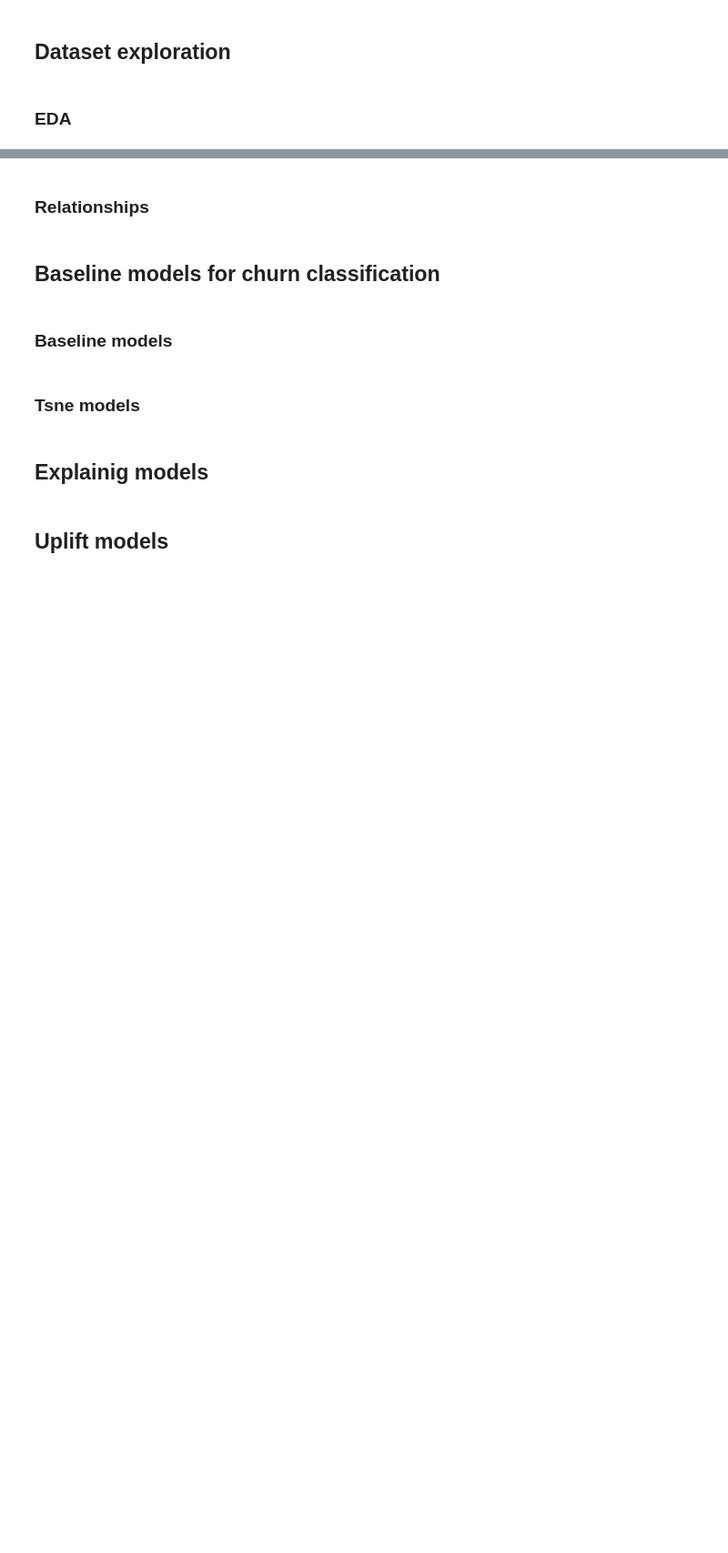
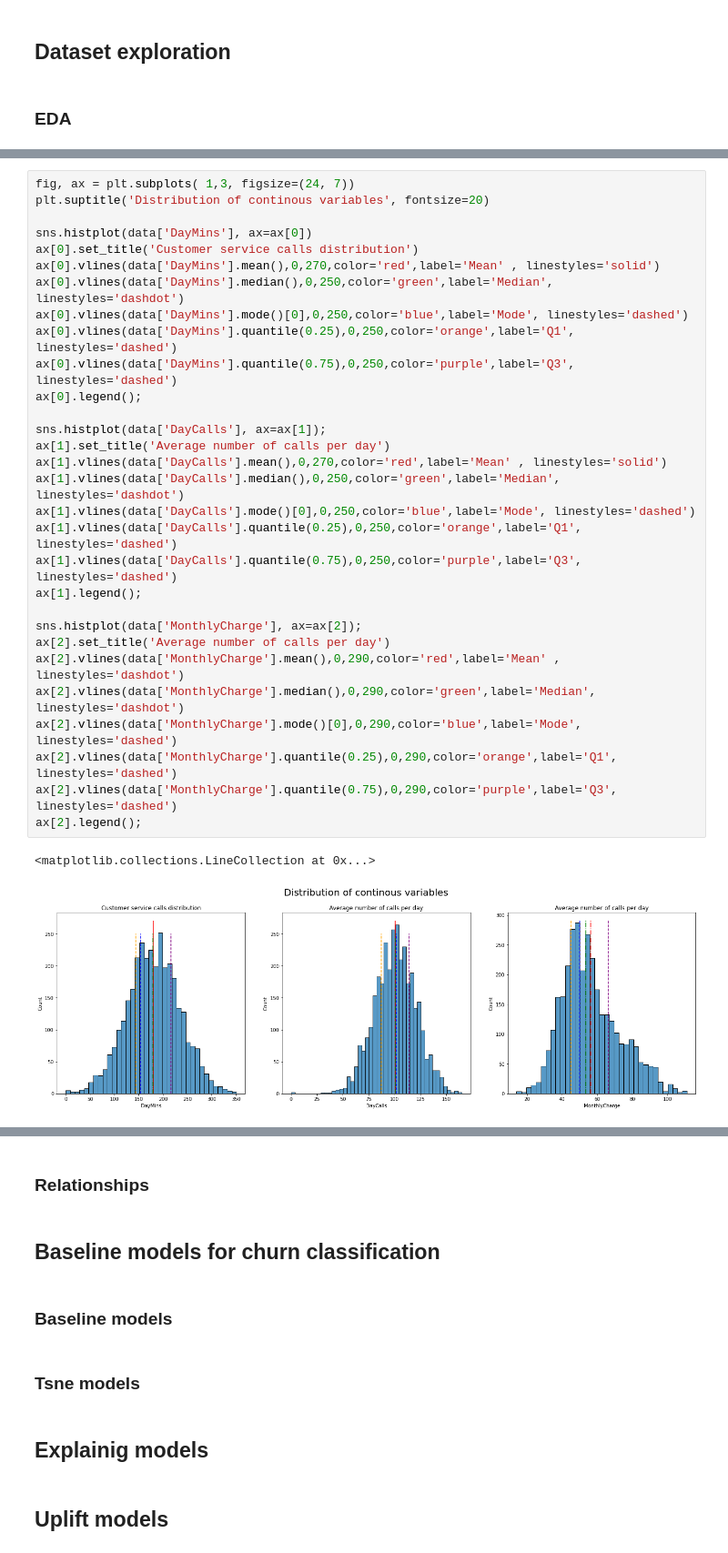
Before and after one commit to CarJung/Churn_exploration, a Jupyter notebook: Report.ipynb, the cells around one changed output, grey strips where cells are left out. Shown at 91% size. Saved outputs shown, nothing was run; the diff lists cells and outputs as text; blank space fills up the shorter version.

```diff
--- a/Report.ipynb
+++ b/Report.ipynb
@@ -24,0 +97,33 @@ data = pd.read_csv('data/telecom_churn.csv')
+# %%
+fig, ax = plt.subplots( 1,3, figsize=(24, 7))
+plt.suptitle('Distribution of continous variables', fontsize=20)
+
+sns.histplot(data['DayMins'], ax=ax[0])
+ax[0].set_title('Customer service calls distribution')
+ax[0].vlines(data['DayMins'].mean(),0,270,color='red',label='Mean' , linestyles='solid')
+ax[0].vlines(data['DayMins'].median(),0,250,color='green',label='Median', linestyles='dashdot')
+ax[0].vlines(data['DayMins'].mode()[0],0,250,color='blue',label='Mode', linestyles='dashed')
+ax[0].vlines(data['DayMins'].quantile(0.25),0,250,color='orange',label='Q1', linestyles='dashed')
+ax[0].vlines(data['DayMins'].quantile(0.75),0,250,color='purple',label='Q3', linestyles='dashed')
+ax[0].legend();
+
+sns.histplot(data['DayCalls'], ax=ax[1]);
+ax[1].set_title('Average number of calls per day')
+ax[1].vlines(data['DayCalls'].mean(),0,270,color='red',label='Mean' , linestyles='solid')
+ax[1].vlines(data['DayCalls'].median(),0,250,color='green',label='Median', linestyles='dashdot')
+ax[1].vlines(data['DayCalls'].mode()[0],0,250,color='blue',label='Mode', linestyles='dashed')
+ax[1].vlines(data['DayCalls'].quantile(0.25),0,250,color='orange',label='Q1', linestyles='dashed')
+ax[1].vlines(data['DayCalls'].quantile(0.75),0,250,color='purple',label='Q3', linestyles='dashed')
+ax[1].legend();
+
+sns.histplot(data['MonthlyCharge'], ax=ax[2]);
+ax[2].set_title('Average number of calls per day')
+ax[2].vlines(data['MonthlyCharge'].mean(),0,290,color='red',label='Mean' , linestyles='dashdot')
+ax[2].vlines(data['MonthlyCharge'].median(),0,290,color='green',label='Median', linestyles='dashdot')
+ax[2].vlines(data['MonthlyCharge'].mode()[0],0,290,color='blue',label='Mode', linestyles='dashed')
+ax[2].vlines(data['MonthlyCharge'].quantile(0.25),0,290,color='orange',label='Q1', linestyles='dashed')
+ax[2].vlines(data['MonthlyCharge'].quantile(0.75),0,290,color='purple',label='Q3', linestyles='dashed')
+ax[2].legend();
+# %% [output]
+<matplotlib.collections.LineCollection at 0x...>
+[figure, added]
```
Also changed, not shown: parts of 9 cells of this notebook, 1 other file.
